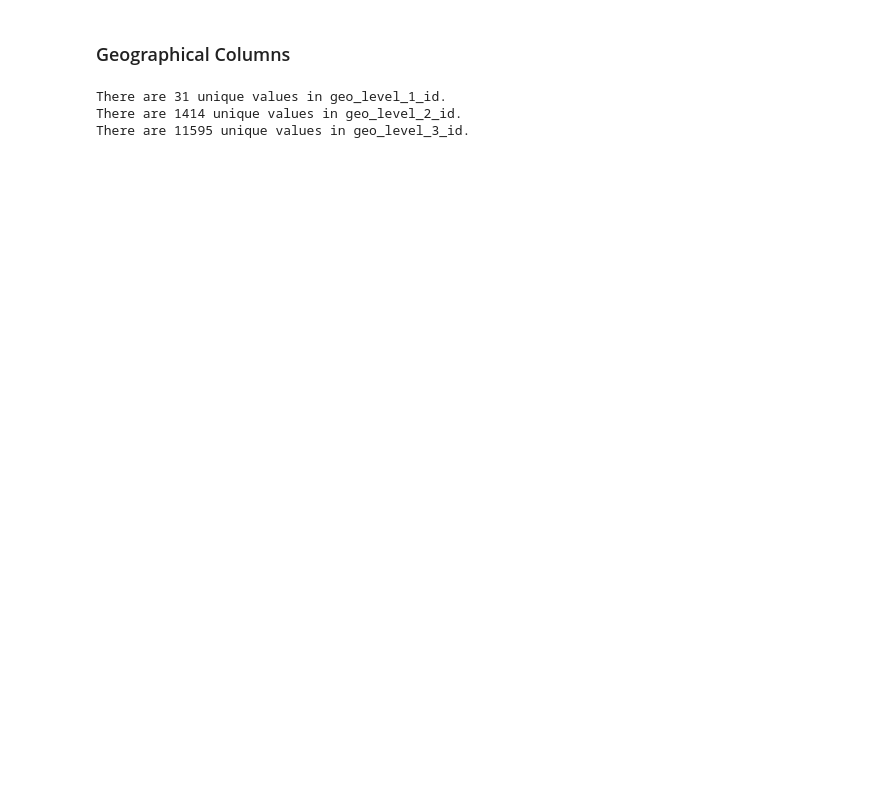
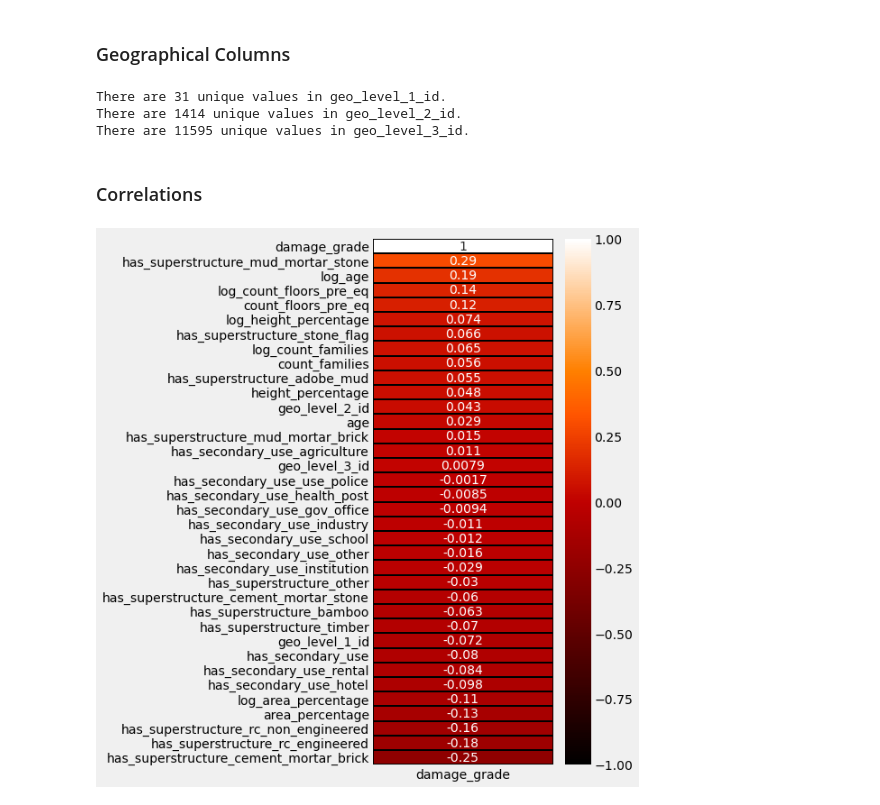
Before and after one commit to fivearm/Capstone_Repo, a Jupyter notebook: Data_Exploration.ipynb, the cells around one changed output. Cells and saved outputs as stored; diff of their text form; code cells hidden in the pictures; blank space fills up the shorter version.

```diff
--- a/Data_Exploration.ipynb
+++ b/Data_Exploration.ipynb
@@ -120,3 +148,11 @@ for col in geo_cols:
 There are 31 unique values in geo_level_1_id.
 There are 1414 unique values in geo_level_2_id.
 There are 11595 unique values in geo_level_3_id.
+# %% [markdown]
+### Correlations
+# %%
+fig, ax = plt.subplots(figsize=(4,10))
+sns.heatmap(df.corr()[['damage_grade']].sort_values(by='damage_grade', ascending=False),
+           vmin=-1, vmax=1, linewidths=1, linecolor='black', annot=True, cmap="gist_heat");
+# %% [output]
+[figure, added]
```
Also changed, not shown: parts of 18 cells of this notebook.
